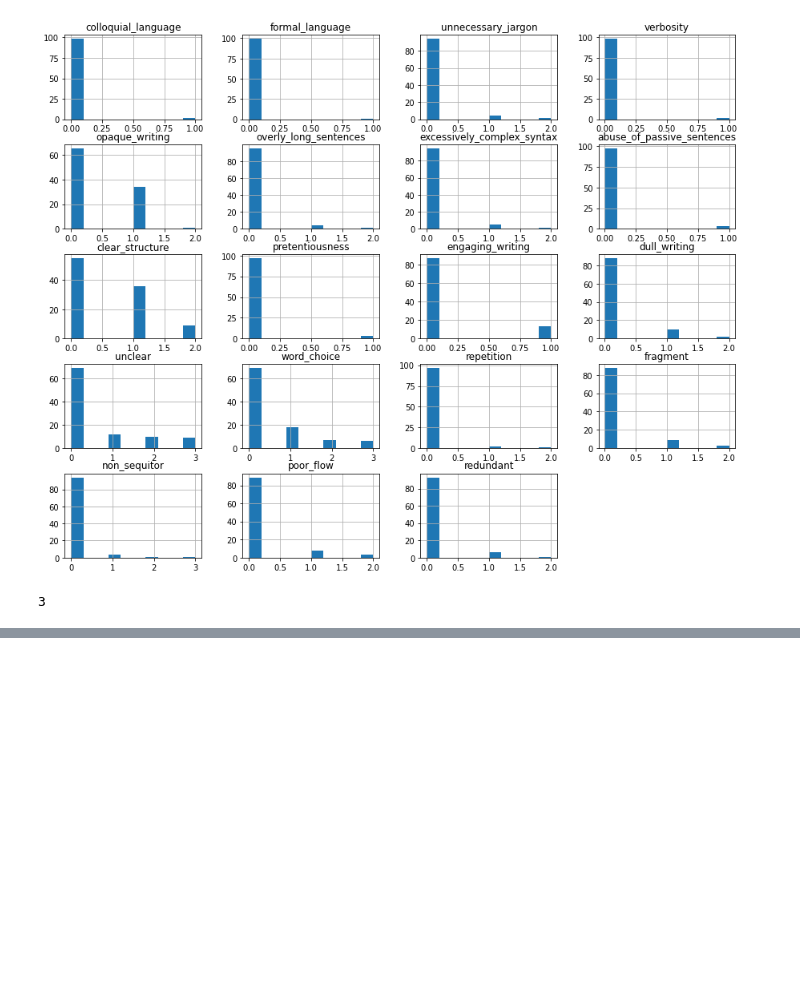
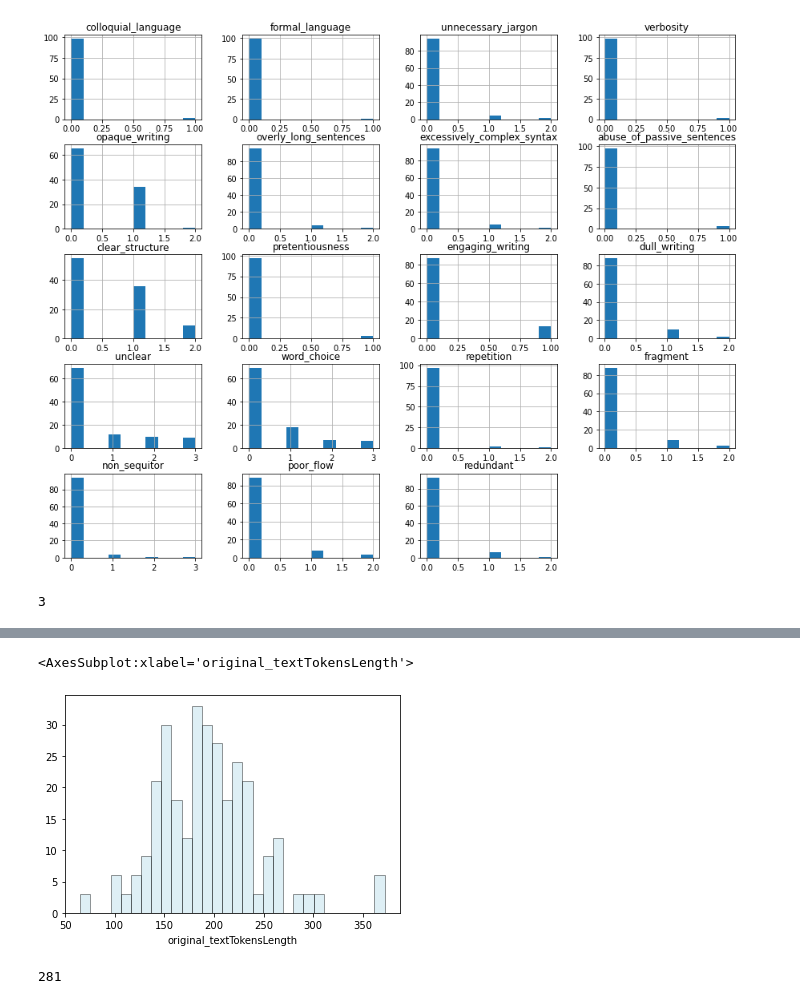
Before and after one commit to petervajdecka02947/SageWrite, a Jupyter notebook: 1.Preprocess.ipynb, the cells around one changed output, grey strips where cells are left out. Cells and saved outputs as stored; diff of their text form; code cells hidden in the pictures; blank space fills up the shorter version.

```diff
--- a/1.Preprocess.ipynb
+++ b/1.Preprocess.ipynb
@@ -54,3 +84,13 @@ len(data[data.sb_summary_id==1])
+# %%
+plot_column_distribution(data, "original_textTokensLength")
+# %% [output]
+<AxesSubplot:xlabel='original_textTokensLength'>
+[figure, added]
+# %%
+data = data[data.outlineTokensLength>20]
+len(data)
+# %% [output]
+281
 # %%
 #data[0:1]
 data.reset_index(drop=True).to_csv(data_output_dir_str, index=False)
```
Also changed, not shown: parts of 7 cells of this notebook, 10 other files.
